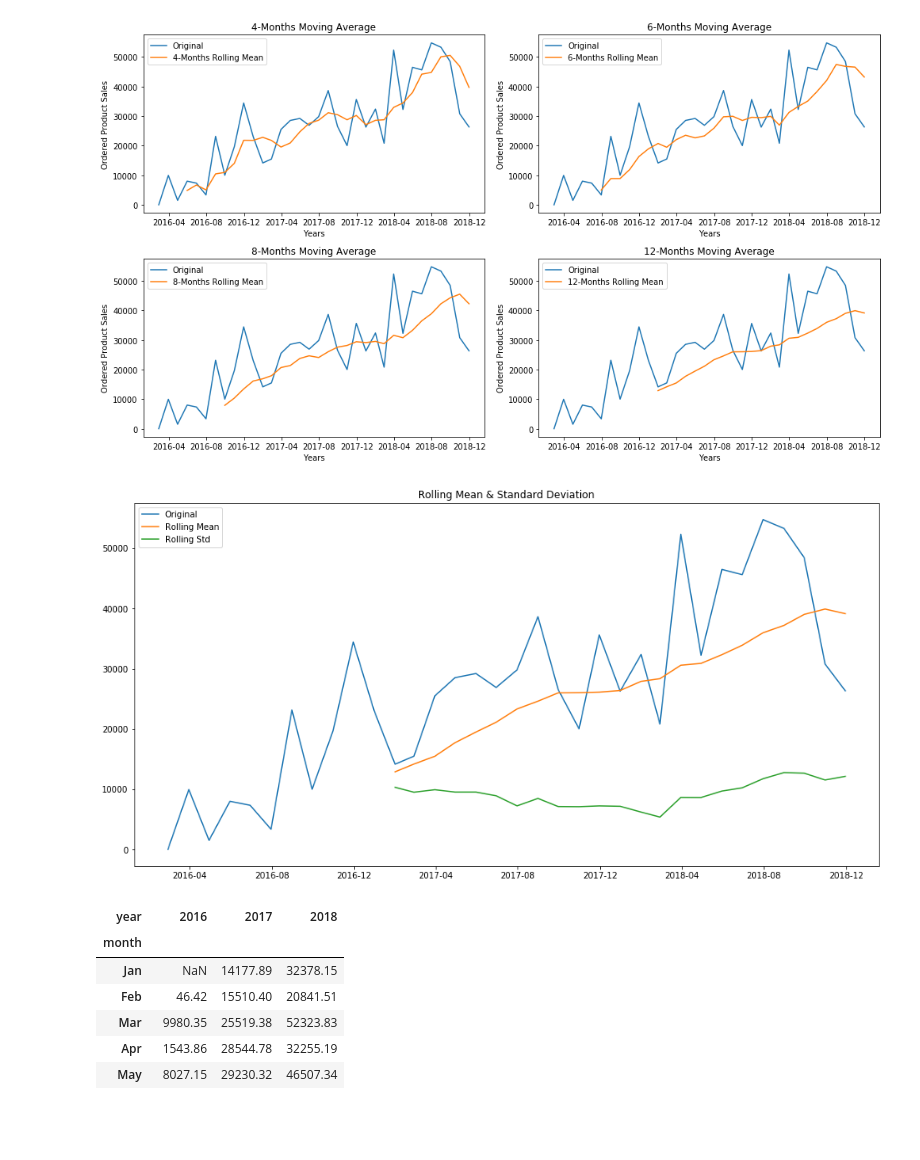
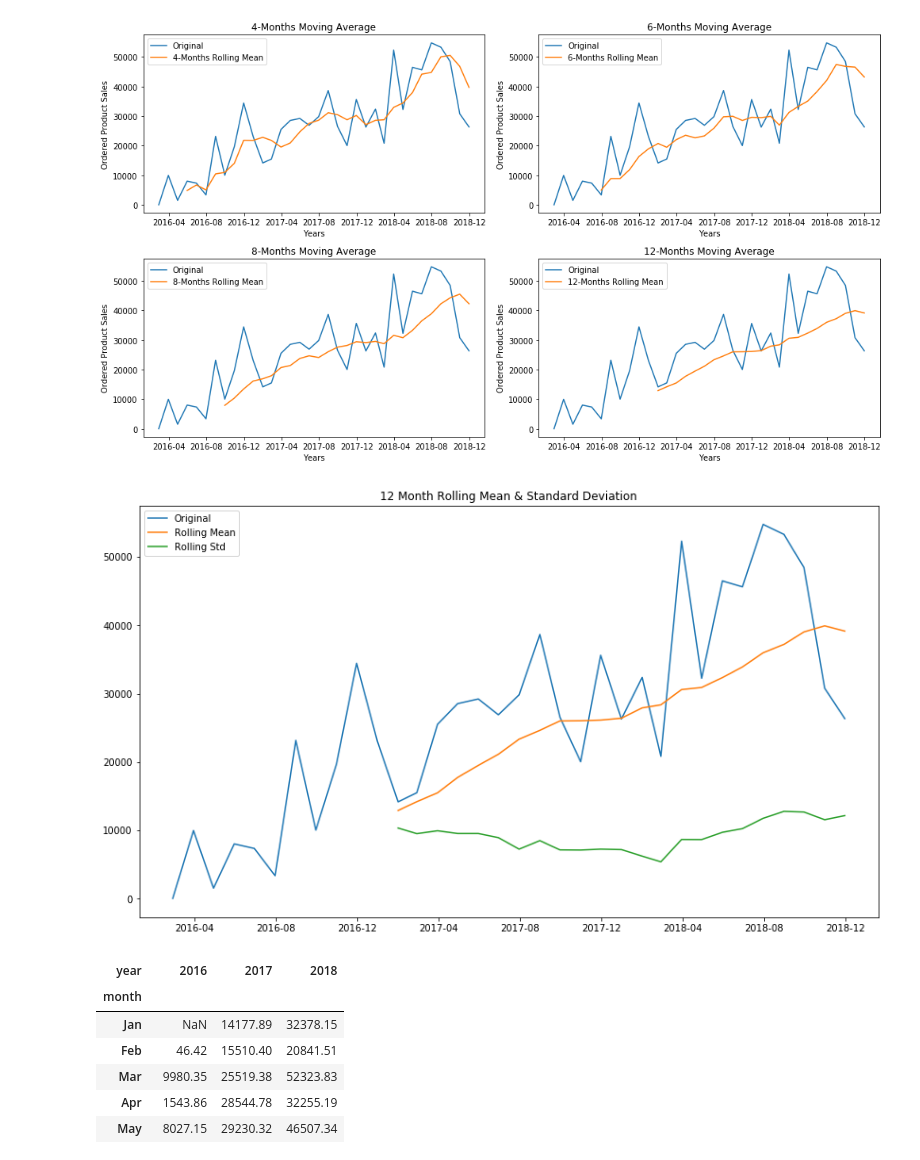
Before and after one commit to harrinac/Time-series-Analysis, a Jupyter notebook: Visualizing_Time_Series_Data_1.ipynb, the cells around one changed output. Drawn from its saved outputs; the diff is of its cells as text; code cells hidden in the pictures; blank space fills up the shorter version.

```diff
--- a/Visualizing_Time_Series_Data_1.ipynb
+++ b/Visualizing_Time_Series_Data_1.ipynb
@@ -139,19 +139,19 @@ plt.show()
 # %% [output]
 [figure]
 # %%
-fig = plt.figure(figsize=[16,8]);
+fig = plt.figure(figsize=[14,8]);
 
 #Determing rolling statistics
 rolmean = df1_monthly.rolling(window=12).mean()
 rolstd = df1_monthly.rolling(window=12).std()
 
 #Plot rolling statistics:
 orig = plt.plot(sales_ts, label='Original')
 mean = plt.plot(rolmean, label='Rolling Mean')
 std = plt.plot(rolstd, label = 'Rolling Std')
 plt.legend(loc='best')
-plt.title('Rolling Mean & Standard Deviation')
+plt.title('12 Month Rolling Mean & Standard Deviation')
 plt.show(block=False)
 # %% [output]
-[figure, old version]
+[figure, new version]
 # %%
```
Also changed, not shown: parts of 6 cells of this notebook.
